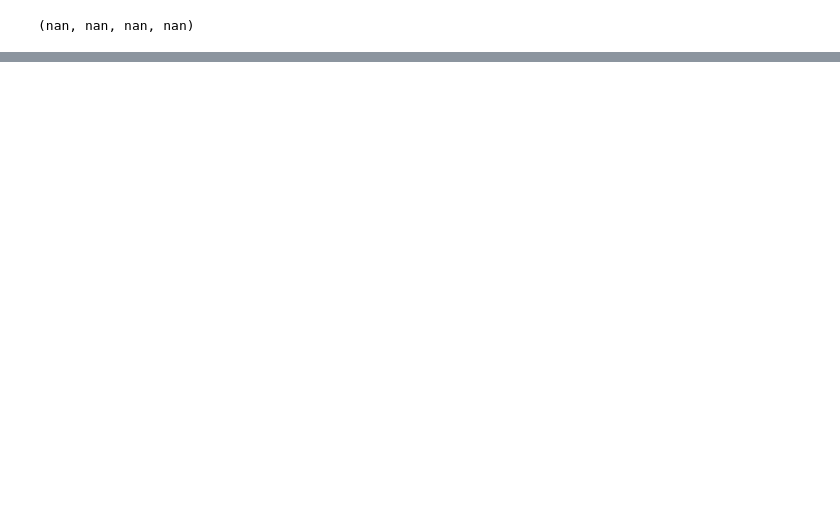
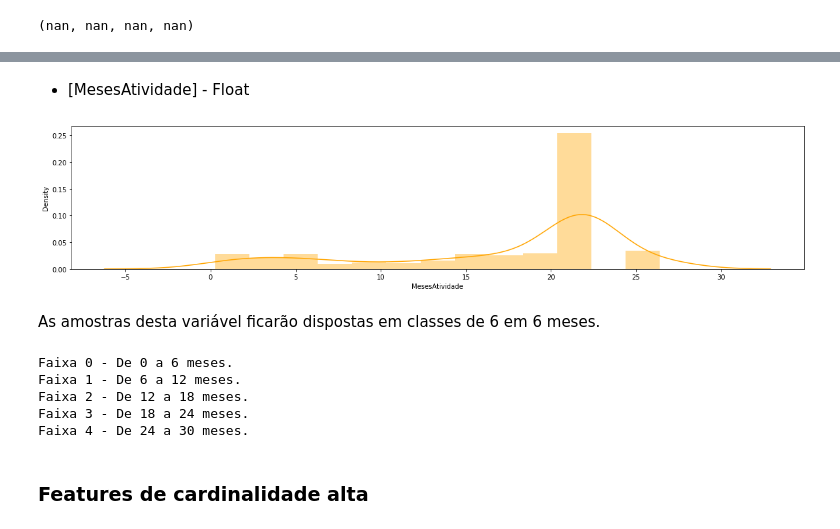
Before and after one commit to evanjr99/Customer-Cluster, a Jupyter notebook: Clusterização - Porte da Empresa.ipynb, the cells around one changed output, grey strips where cells are left out. Saved outputs shown, nothing was run; the diff lists cells and outputs as text; code cells hidden in the pictures; blank space fills up the shorter version.

```diff
--- a/Clusterização - Porte da Empresa.ipynb
+++ b/Clusterização - Porte da Empresa.ipynb
@@ -534,0 +305,7 @@ sum(pca_model.explained_variance_ratio_)
+# %%
+df['ComprasMes'][(df['ComprasMes'] <= 1000)] = 0
+df['ComprasMes'][(df['ComprasMes'] > 1000) & (df['ComprasMes'] <= 2000)] = 1
+df['ComprasMes'][(df['ComprasMes'] > 2000) & (df['ComprasMes'] <= 5000)] = 2
+df['ComprasMes'][(df['ComprasMes'] > 5000) & (df['ComprasMes'] <= 10000)] = 3
+df['ComprasMes'][(df['ComprasMes'] > 10000) & (df['ComprasMes'] <= 20000)] = 4
+df['ComprasMes'][(df['ComprasMes'] > 20000)] = 5
@@ -534,0 +342,32 @@ sum(pca_model.explained_variance_ratio_)
+# %%
+df['DIASATRASO'][(df['DIASATRASO'] <= -1)] = 0
+df['DIASATRASO'][(df['DIASATRASO'] > -1) & (df['DIASATRASO'] <= 3)] = 1
+df['DIASATRASO'][(df['DIASATRASO'] > 3) & (df['DIASATRASO'] <= 6)] = 2
+df['DIASATRASO'][(df['DIASATRASO'] > 6)] = 3
+# %% [markdown]
+- [MesesAtividade] - Float
+# %%
+plt.figure(figsize=(20,4))
+sns.distplot(df['MesesAtividade'], color='orange')
+plt.show()
+# %% [output]
+[figure, added]
+# %% [markdown]
+As amostras desta variável ficarão dispostas em classes de 6 em 6 meses.
+# %%
+m_inicial = 0
+m_final = 6
+
+for i in range(np.ceil(df['MesesAtividade'].max()/6).astype(int)):
+    df['MesesAtividade'][(df['MesesAtividade'] > m_inicial) & (df['MesesAtividade'] <= m_final)] = i
+    print(f'Faixa {i} - De {m_inicial} a {m_final} meses.')
+    m_inicial += 6
+    m_final += 6
+# %% [output]
+Faixa 0 - De 0 a 6 meses.
+Faixa 1 - De 6 a 12 meses.
+Faixa 2 - De 12 a 18 meses.
+Faixa 3 - De 18 a 24 meses.
+Faixa 4 - De 24 a 30 meses.
+# %% [markdown]
+### Features de cardinalidade alta
```
Also changed, not shown: parts of 93 cells of this notebook, 2 other files.
